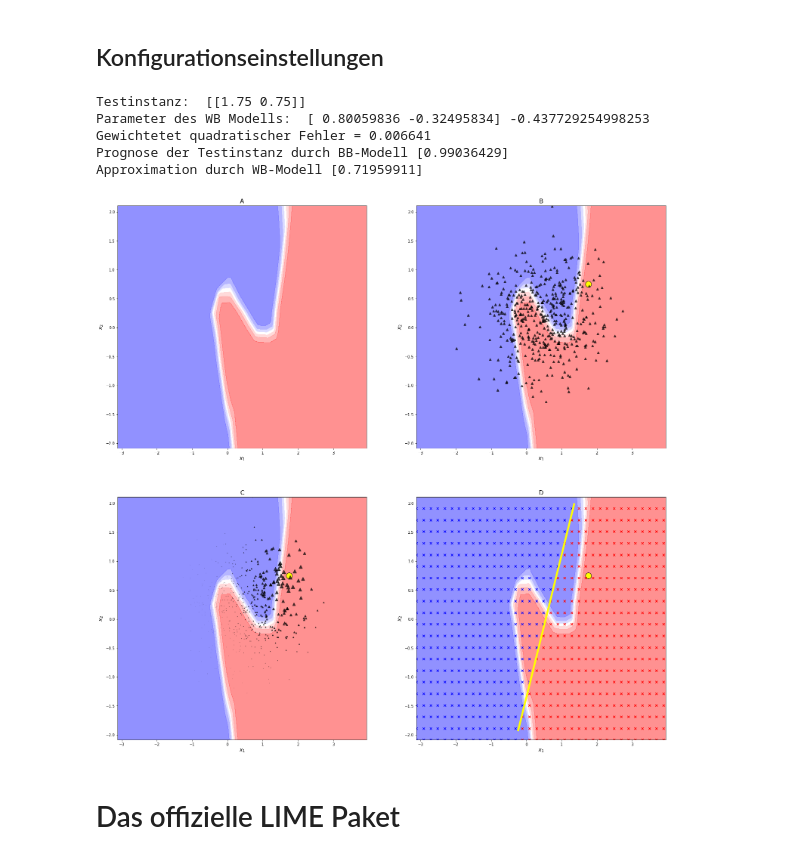
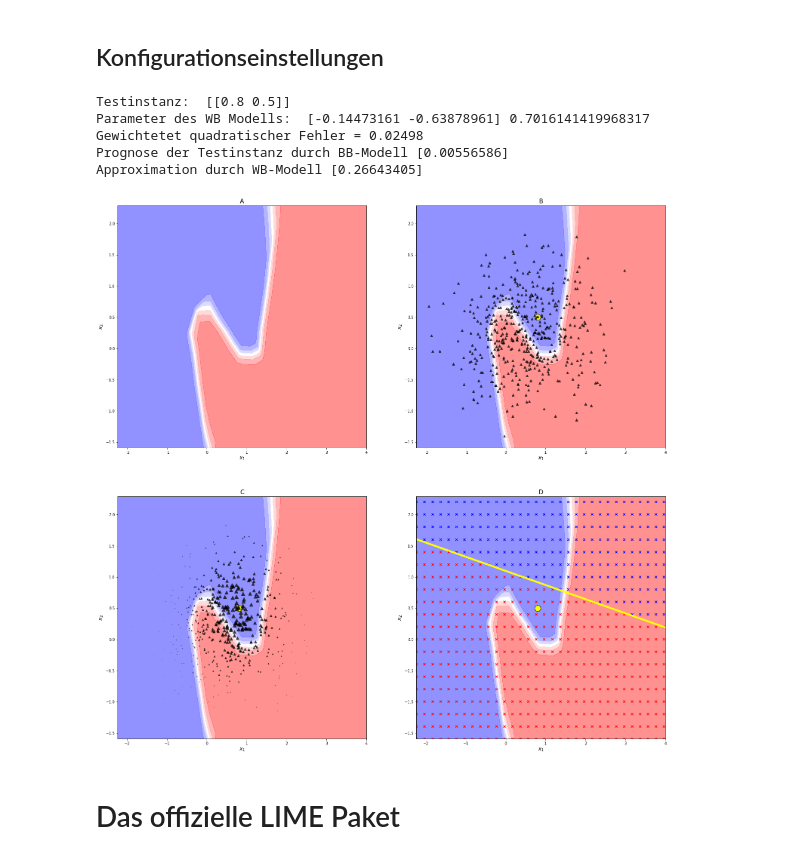
Before and after one commit to stefanlessmann/lime_from_scratch, a Jupyter notebook: LIME_from_scratch.ipynb, the cells around one changed output. Cells and saved outputs as stored; diff of their text form; code cells hidden in the pictures.

```diff
--- a/LIME_from_scratch.ipynb
+++ b/LIME_from_scratch.ipynb
@@ -193,7 +193,7 @@ def plot_explanation(ax, wb_model):
     ax.set_yticks(y_pos)
     ax.set_yticklabels(labels)
 # %%
-def plot_reproduce_paper(test_instance, syn_x, syn_weights, bb_model, wb_model):
+def plot_reproduce_paper(test_instance, syn_x, syn_weights, bb_model, wb_model, image_name=None):
     """
     Repliziert die zentrale Grafik aus dem Ribeiro et al. (2016) Papier, welches
     die Funktionsweise von LIME illustriert.
@@ -223,6 +223,9 @@ def plot_reproduce_paper(test_instance, syn_x, syn_weights, bb_model, wb_model):
     plot_instance(axs[3], xi=test_instance)
     plot_reg_line(axs[3], wb_model.coef_, wb_model.intercept_)
     plot_wb_model_grid(axs[3], wb_model)
+
+    if image_name is not None:
+        fig.savefig(image_name, format='jpg')
 # %%
 def plot_lime_steps(test_instance, data_x, data_y, syn_x, syn_y, syn_weights, bb_model, wb_model):
     """
@@ -472,7 +475,7 @@ Die Funktion liefert verschiedene Ergebnisse, welche sich an dem Papier von [Rib
 
 ### Funktion `LIME_Demo()`
 # %%
-def LIME_demo(X, y, test_point, BB_model, n_syn_data, kernel_width, rep_paper_plot=True):
+def LIME_demo(X, y, test_point, BB_model, n_syn_data, kernel_width, rep_paper_plot=True, fname=None):
     """
     Vereinfachte Implementierung des LIME-Verfahrens gemäß Ribeiro et al. (2016)
     http://doi.org/10.1145/2939672.2939778
@@ -556,7 +559,7 @@ def LIME_demo(X, y, test_point, BB_model, n_syn_data, kernel_width, rep_paper_pl
     # Visualisierungen
     #--------------------------------------------------------------------------------------------
     if rep_paper_plot:
-        plot_reproduce_paper(test_point, syn_x=X_syn, syn_weights=weights, bb_model=BB_model, wb_model=WB_model)
+        plot_reproduce_paper(test_point, syn_x=X_syn, syn_weights=weights, bb_model=BB_model, wb_model=WB_model, image_name=fname)
     else:
         plot_lime_steps(test_point, X, y, syn_x=X_syn, syn_y=y_syn, syn_weights=weights, bb_model=BB_model, wb_model=WB_model)
 # %% [markdown]
@@ -584,17 +587,17 @@ clf = MLPClassifier(hidden_layer_sizes=(100, 25), max_iter=500, random_state=rnd
 BB_model = clf.fit(X, y)
 
 # Die zu reklärende Instanz
-test_point = [1.75, 0.75] #[-0.75, 0.5]
+test_point = [0.8, 0.5] #[-0.75, 0.5]
 test_point = np.array(test_point).reshape(1, -1)
 # %%
-LIME_demo(X, y, test_point, BB_model, n_syn_data, kernel_width, rep_paper_plot=True)
+LIME_demo(X, y, test_point, BB_model, n_syn_data, kernel_width, rep_paper_plot=True, fname='Lime_result.jpg')
 # %% [output]
-Testinstanz:  [[1.75 0.75]]
-Parameter des WB Modells:  [ 0.80059836 -0.32495834] -0.437729254998253
-Gewichtetet quadratischer Fehler = 0.006641
-Prognose der Testinstanz durch BB-Modell [0.99036429]
-Approximation durch WB-Modell [0.71959911]
+Testinstanz:  [[0.8 0.5]]
+Parameter des WB Modells:  [-0.14473161 -0.63878961] 0.7016141419968317
+Gewichtetet quadratischer Fehler = 0.02498
+Prognose der Testinstanz durch BB-Modell [0.00556586]
+Approximation durch WB-Modell [0.26643405]
-[figure, old version]
+[figure, new version]
 # %% [markdown]
 # Das offizielle LIME Paket
 # %% [markdown]
```
Also changed, not shown: parts of 7 cells of this notebook, 2 other files.
